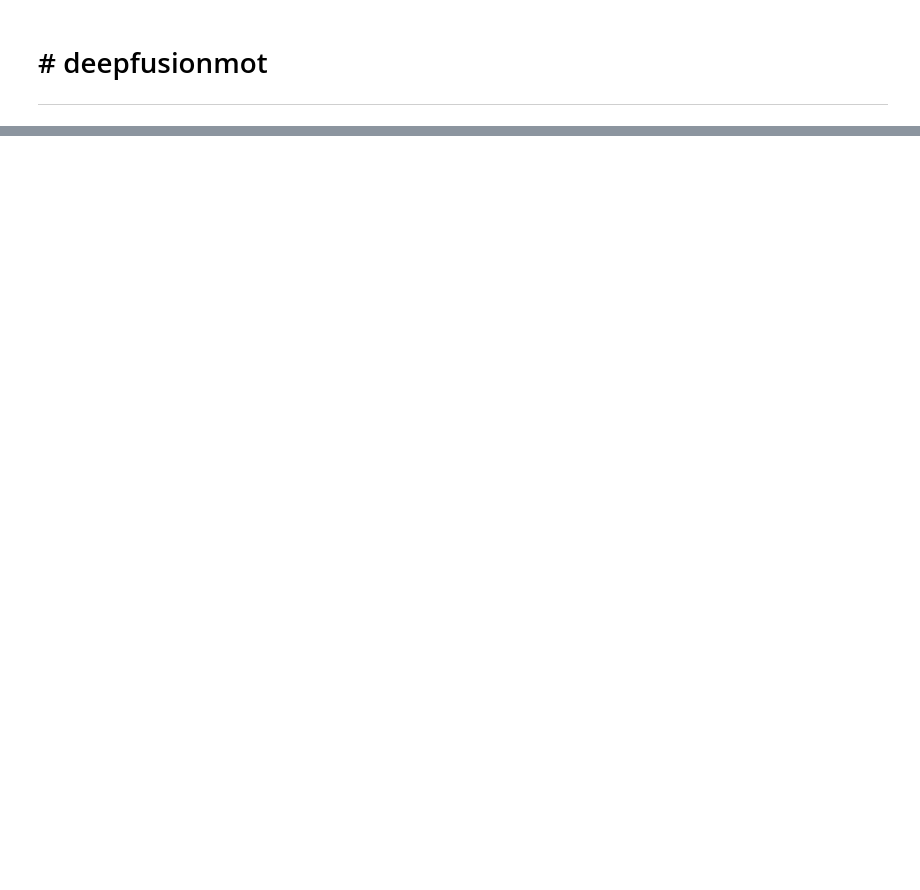
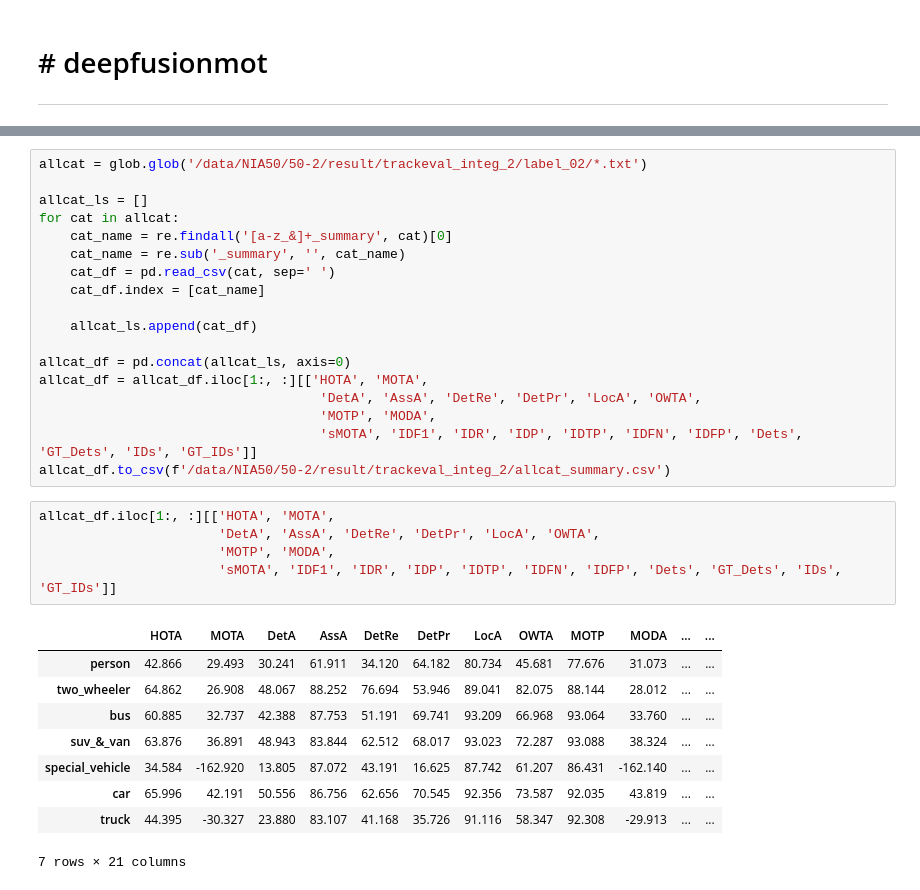
Before and after one commit to aivill-project/NIA50-2, a Jupyter notebook: kimgh/code/all_processing.ipynb, the cells around one changed output, grey strips where cells are left out. Drawn from its saved outputs; the diff is of its cells as text; blank space fills up the shorter version.

```diff
--- a/kimgh/code/all_processing.ipynb
+++ b/kimgh/code/all_processing.ipynb
@@ -665,0 +767,33 @@ for scene in tqdm(scenes, desc='deepfusionmot 데이터 생성 중'):
+# %%
+allcat = glob.glob('/data/NIA50/50-2/result/trackeval_integ_2/label_02/*.txt')
+
+allcat_ls = []
+for cat in allcat:
+    cat_name = re.findall('[a-z_&]+_summary', cat)[0]
+    cat_name = re.sub('_summary', '', cat_name)
+    cat_df = pd.read_csv(cat, sep=' ')
+    cat_df.index = [cat_name]
+
+    allcat_ls.append(cat_df)
+
+allcat_df = pd.concat(allcat_ls, axis=0)
+allcat_df = allcat_df.iloc[1:, :][['HOTA', 'MOTA',
+                                    'DetA', 'AssA', 'DetRe', 'DetPr', 'LocA', 'OWTA',
+                                    'MOTP', 'MODA',
+                                    'sMOTA', 'IDF1', 'IDR', 'IDP', 'IDTP', 'IDFN', 'IDFP', 'Dets', 'GT_Dets', 'IDs', 'GT_IDs']]
+allcat_df.to_csv(f'/data/NIA50/50-2/result/trackeval_integ_2/allcat_summary.csv')
+# %%
+allcat_df.iloc[1:, :][['HOTA', 'MOTA',
+                       'DetA', 'AssA', 'DetRe', 'DetPr', 'LocA', 'OWTA',
+                       'MOTP', 'MODA',
+                       'sMOTA', 'IDF1', 'IDR', 'IDP', 'IDTP', 'IDFN', 'IDFP', 'Dets', 'GT_Dets', 'IDs', 'GT_IDs']]
+# %% [output]
+|  | HOTA | MOTA | DetA | AssA | DetRe | DetPr | LocA | OWTA | MOTP | MODA | ... | ... |
+| person | 42.866 | 29.493 | 30.241 | 61.911 | 34.120 | 64.182 | 80.734 | 45.681 | 77.676 | 31.073 | ... | ... |
+| two_wheeler | 64.862 | 26.908 | 48.067 | 88.252 | 76.694 | 53.946 | 89.041 | 82.075 | 88.144 | 28.012 | ... | ... |
+| bus | 60.885 | 32.737 | 42.388 | 87.753 | 51.191 | 69.741 | 93.209 | 66.968 | 93.064 | 33.760 | ... | ... |
+| suv_&_van | 63.876 | 36.891 | 48.943 | 83.844 | 62.512 | 68.017 | 93.023 | 72.287 | 93.088 | 38.324 | ... | ... |
+| special_vehicle | 34.584 | -162.920 | 13.805 | 87.072 | 43.191 | 16.625 | 87.742 | 61.207 | 86.431 | -162.140 | ... | ... |
+| car | 65.996 | 42.191 | 50.556 | 86.756 | 62.656 | 70.545 | 92.356 | 73.587 | 92.035 | 43.819 | ... | ... |
+| truck | 44.395 | -30.327 | 23.880 | 83.107 | 41.168 | 35.726 | 91.116 | 58.347 | 92.308 | -29.913 | ... | ... |
+7 rows × 21 columns
```
Also changed, not shown: parts of 11 cells of this notebook, 3 other files.
